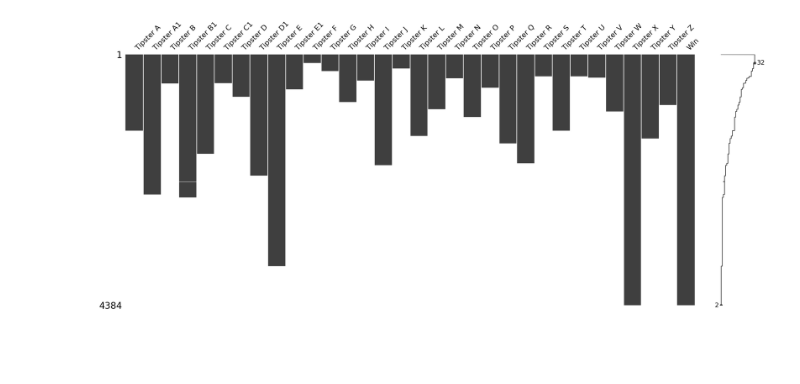
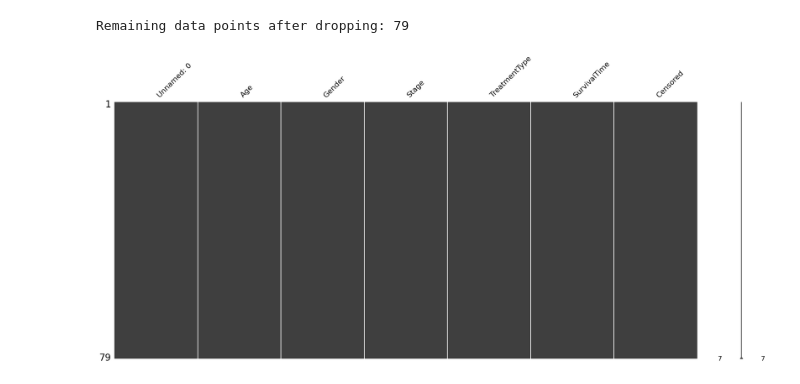
Before and after one commit to zepedrocosta/AA-Projeto2, a Jupyter notebook: script.ipynb, the cells around one changed output. Cells and saved outputs as stored; diff of their text form; code cells hidden in the pictures; blank space fills up the shorter version.

Commit message:
task 1.1

```diff
--- a/script.ipynb
+++ b/script.ipynb
@@ -75,16 +36,24 @@ msno.heatmap(odds.drop('Win', axis='columns'))
-# %%
-#minha tentativa de visualização
-
-df_cleaned = df.dropna(axis=1)
-odds_cleaned = (df_cleaned
-            .pivot(index='UID', columns='Tipster', values='Odds')
-            .assign(ID=df_cleaned.ID)
-            .fillna(0)
-            .groupby('ID')
-            .sum()
-            .assign(Win=df_cleaned.Result.map(lambda v: v == 'Win'))
-            .replace(0, np.nan))
-msno.matrix(odds_cleaned)
-plt.show()
-# %% [output]
-[figure, removed]
+# %%
+from matplotlib import pyplot as plt
+import missingno as msno
+import pandas as pd
+
+df = pd.read_csv('train_data.csv')
+
+# Drop rows with missing 'SurvivalTime' values
+df_cleaned = df[df['SurvivalTime'].notnull()]
+
+# Drop columns with missing data (for the baseline task 1.1)
+df_cleaned = df_cleaned.dropna(axis=1)  # Drop columns with any missing data
+
+# Drop rows where 'Censored' is 1 (Censoring occurs when the exact time of an event of interest (such as death or disease recurrence) is unknown)
+df_cleaned = df_cleaned[(df_cleaned['Censored']==1)]
+
+#answering how many data points remain after dropping?
+print(f"Remaining data points after dropping: {df_cleaned.shape[0]}")
+
+msno.matrix(df_cleaned)
+plt.show()
+# %% [output]
+Remaining data points after dropping: 79
+[figure, added]
```
Also changed, not shown: parts of 16 cells of this notebook.
